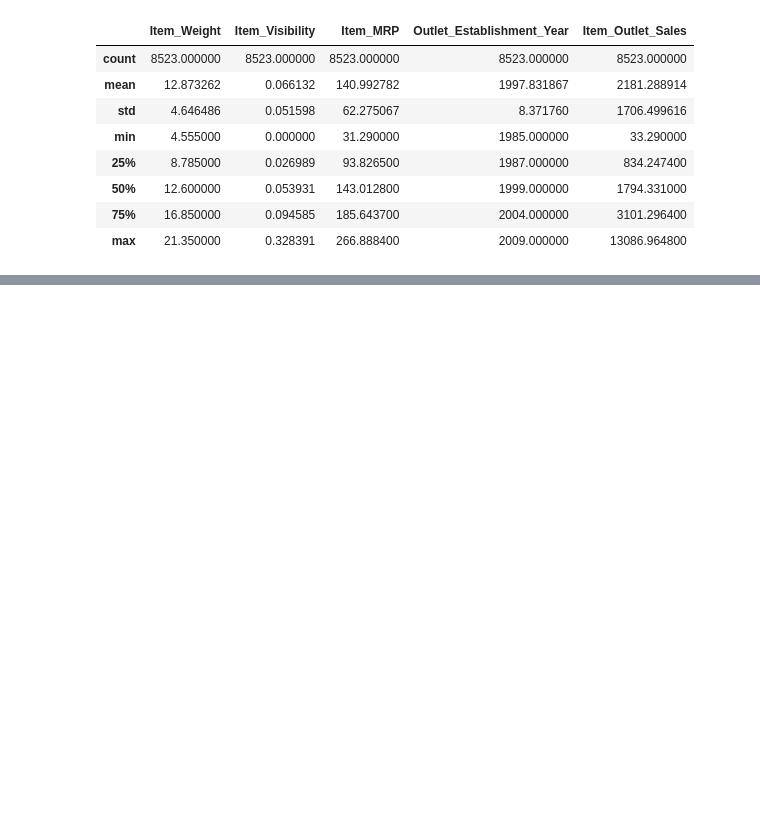
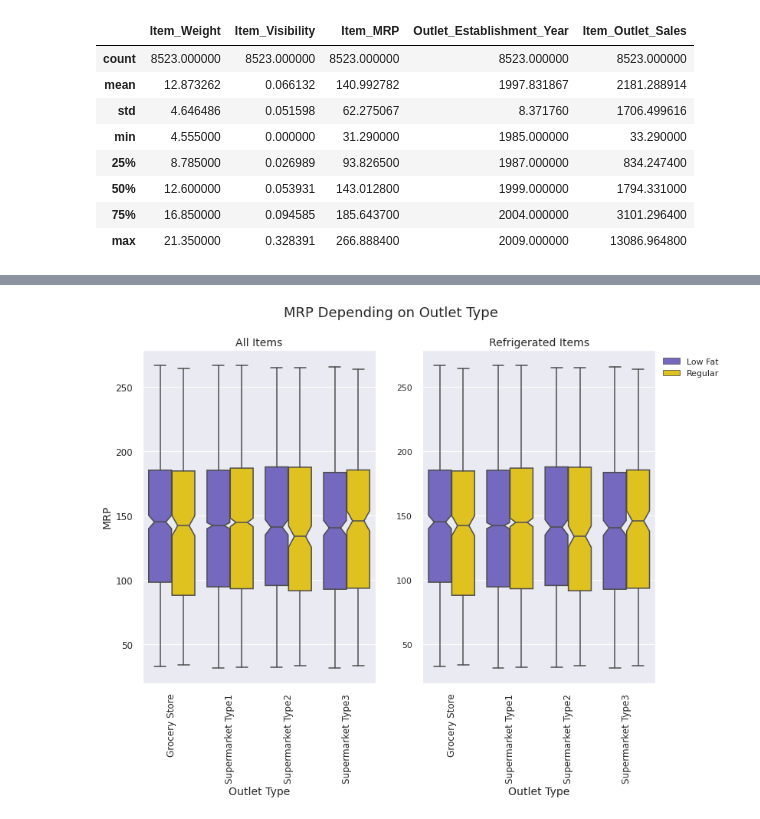
Before and after one commit to khixson1/Food_Sales_Prediction, a Jupyter notebook: Food_Sales_Predictions.ipynb, the cells around one changed output, grey strips where cells are left out. Saved outputs shown, nothing was run; the diff lists cells and outputs as text; code cells hidden in the pictures; blank space fills up the shorter version.

```diff
--- a/Food_Sales_Predictions.ipynb
+++ b/Food_Sales_Predictions.ipynb
@@ -375,0 +411,59 @@ plt.yticks(fontsize = 14);
+# %%
+
+# set them and palette
+sns.set_theme(style="darkgrid");
+sns.color_palette('tab10');
+
+# create subplots
+fig, (ax1, ax2) = plt.subplots(1, 2);
+fig.suptitle('MRP Depending on Outlet Type', fontsize=18);
+fig.set_size_inches(12, 8)
+
+# Plot 1:
+
+# define plot location
+plt.subplot(1, 2, 1);
+# draw plot1
+ord = ['Grocery Store', 'Supermarket Type1', 'Supermarket Type2', 'Supermarket Type3']
+ax1 = sns.boxplot(x = df['Outlet_Type'],
+                  y = df['Item_MRP'],
+                  hue = df['Item_Fat_Content'],
+                  data=df,
+                  notch=True,
+                  palette=["slateblue", "gold"],
+                  order = ord);
+# define title, labels, font sizes, and limits
+plt.title('All Items', fontsize=14);
+plt.xlabel('Outlet Type', fontsize=14);
+plt.ylabel('MRP', fontsize=14);
+plt.xticks(fontsize=12);
+plt.yticks(fontsize=12);
+# rotate x-axis labels to make them viewable
+ax1.set_xticklabels(ax1.get_xticklabels(),rotation = 90);
+# remove legend from Plot1
+ax1.get_legend().remove();
+
+# Plot 2:
+# define plot location
+plt.subplot(1, 2, 2);
+# draw plot1
+ax2 = sns.boxplot(x = df['Outlet_Type'],
+                  y = df['Item_MRP'],
+                  hue = df['Item_Fat_Content'],
+                  data=df,
+                  notch=True,
+                  palette=["slateblue", "gold"],
+                  order = ord);
+# define title, labels, font sizes, and limits
+plt.title('Refrigerated Items', fontsize=14);
+plt.xlabel('Outlet Type', fontsize=14);
+plt.xticks(fontsize=12);
+plt.yticks();
+plt.ylabel('')
+
+# rotate x-axis labels to make them viewable
+ax2.set_xticklabels(ax2.get_xticklabels(),rotation = 90);
+# add legend from Plot2
+ax2.legend(loc='upper left', bbox_to_anchor=(1, 1));
+# %% [output]
+[figure, added]
```
Also changed, not shown: parts of 7 cells of this notebook.
